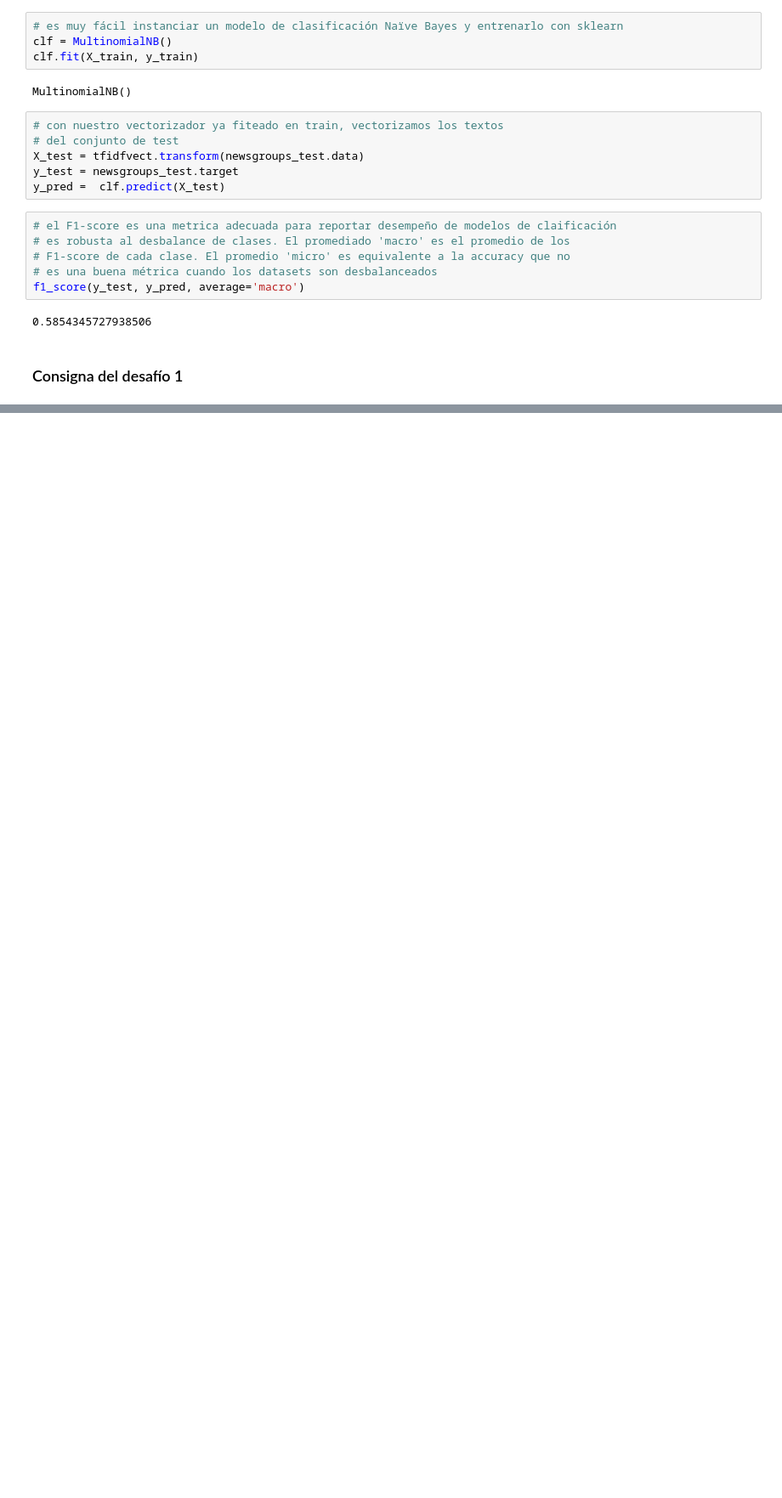
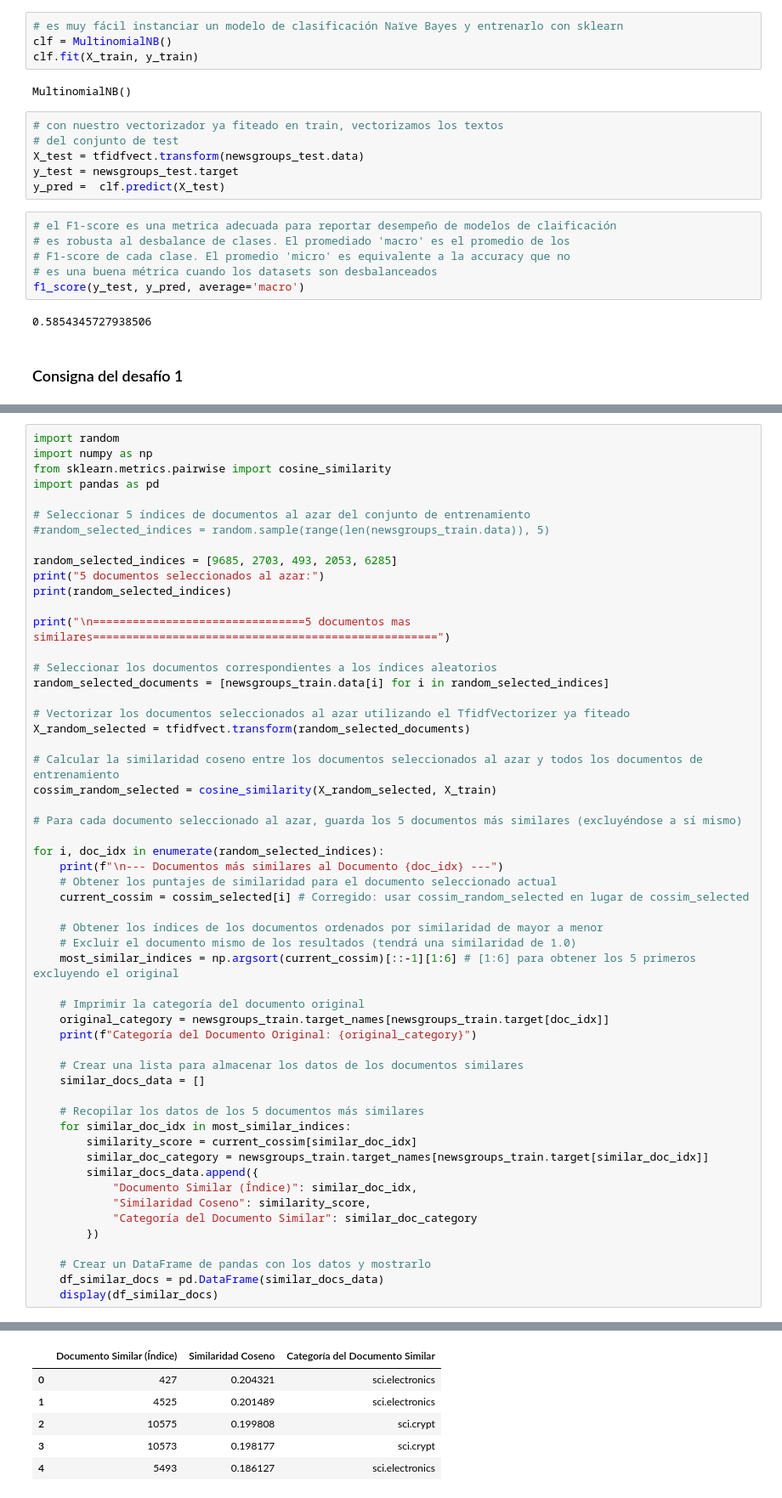
Before and after one commit to Kalima83/procesamiento_lenguaje_natural, a Jupyter notebook: clase_1/ejercicios/Desafio_1.ipynb, the cells around one changed output, grey strips where cells are left out. Shown: that part at 85% size. Drawn from its saved outputs; the diff is of its cells as text; blank space fills up the shorter version.

```diff
--- a/clase_1/ejercicios/Desafio_1.ipynb
+++ b/clase_1/ejercicios/Desafio_1.ipynb
@@ -207,0 +228,56 @@ Estudiar ahora similaridad entre palabras tomando 5 palabras y estudiando sus 5
+# %%
+import random
+import numpy as np
+from sklearn.metrics.pairwise import cosine_similarity
+import pandas as pd
+
+# Seleccionar 5 índices de documentos al azar del conjunto de entrenamiento
+#random_selected_indices = random.sample(range(len(newsgroups_train.data)), 5)
+
+random_selected_indices = [9685, 2703, 493, 2053, 6285]
+print("5 documentos seleccionados al azar:")
+print(random_selected_indices)
+
+print("\n================================5 documentos mas similares====================================================")
+
+# Seleccionar los documentos correspondientes a los índices aleatorios
+random_selected_documents = [newsgroups_train.data[i] for i in random_selected_indices]
+
+# Vectorizar los documentos seleccionados al azar utilizando el TfidfVectorizer ya fiteado
+X_random_selected = tfidfvect.transform(random_selected_documents)
+
+# Calcular la similaridad coseno entre los documentos seleccionados al azar y todos los documentos de entrenamiento
+cossim_random_selected = cosine_similarity(X_random_selected, X_train)
+
+# Para cada documento seleccionado al azar, guarda los 5 documentos más similares (excluyéndose a sí mismo)
+
+for i, doc_idx in enumerate(random_selected_indices):
+    print(f"\n--- Documentos más similares al Documento {doc_idx} ---")
+    # Obtener los puntajes de similaridad para el documento seleccionado actual
+    current_cossim = cossim_selected[i] # Corregido: usar cossim_random_selected en lugar de cossim_selected
+
+    # Obtener los índices de los documentos ordenados por similaridad de mayor a menor
+    # Excluir el documento mismo de los resultados (tendrá una similaridad de 1.0)
+    most_similar_indices = np.argsort(current_cossim)[::-1][1:6] # [1:6] para obtener los 5 primeros excluyendo el original
+
+    # Imprimir la categoría del documento original
+    original_category = newsgroups_train.target_names[newsgroups_train.target[doc_idx]]
+    print(f"Categoría del Documento Original: {original_category}")
+
+    # Crear una lista para almacenar los datos de los documentos similares
+    similar_docs_data = []
+
+    # Recopilar los datos de los 5 documentos más similares
+    for similar_doc_idx in most_similar_indices:
+        similarity_score = current_cossim[similar_doc_idx]
+        similar_doc_category = newsgroups_train.target_names[newsgroups_train.target[similar_doc_idx]]
+        similar_docs_data.append({
+            "Documento Similar (Índice)": similar_doc_idx,
+            "Similaridad Coseno": similarity_score,
+            "Categoría del Documento Similar": similar_doc_category
+        })
+
+    # Crear un DataFrame de pandas con los datos y mostrarlo
+    df_similar_docs = pd.DataFrame(similar_docs_data)
+    display(df_similar_docs)
+# %% [output]
@@ -207,0 +291,6 @@ Estudiar ahora similaridad entre palabras tomando 5 palabras y estudiando sus 5
+|  | Documento Similar (Índice) | Similaridad Coseno | Categoría del Documento Similar |
+| 0 | 427 | 0.204321 | sci.electronics |
+| 1 | 4525 | 0.201489 | sci.electronics |
+| 2 | 10575 | 0.199808 | sci.crypt |
+| 3 | 10573 | 0.198177 | sci.crypt |
+| 4 | 5493 | 0.186127 | sci.electronics |
```
Also changed, not shown: parts of 17 cells of this notebook.
